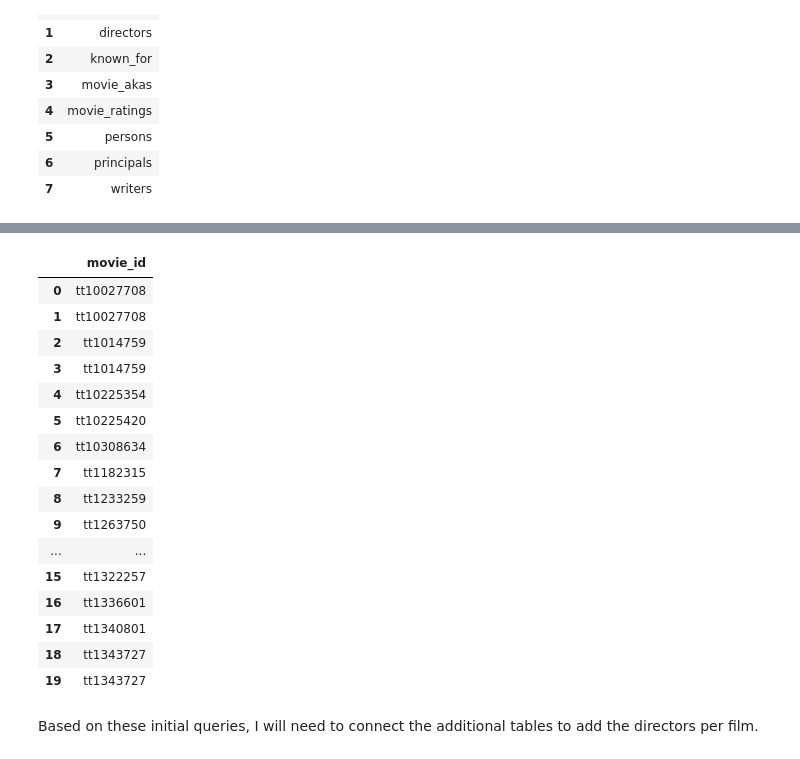
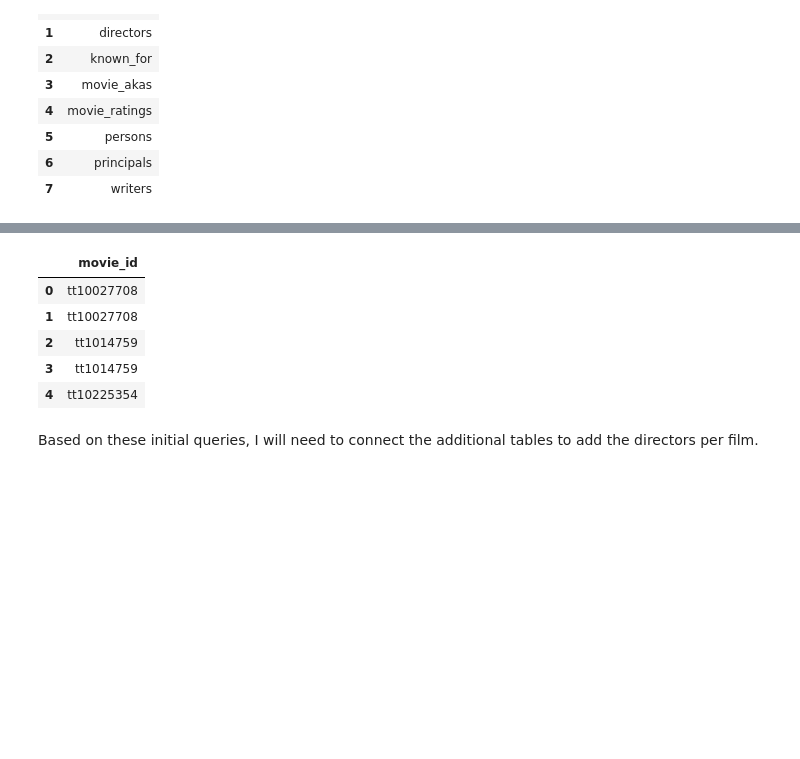
Before and after one commit to valentinav21/microsoft-movie-analysis, a Jupyter notebook: notebook.ipynb, the cells around one changed output, grey strips where cells are left out. Cells and saved outputs as stored; diff of their text form; code cells hidden in the pictures; blank space fills up the shorter version.

```diff
--- a/notebook.ipynb
+++ b/notebook.ipynb
@@ -91,28 +91,17 @@ movie_basics.head()
 # %%
 movie_akas = pd.read_sql("""
 SELECT movie_id
 FROM movie_akas
 WHERE language = 'en'
 ;""", conn)
-movie_akas.head(20)
+movie_akas.head()
 # %% [output]
 |  | movie_id |
 | 0 | tt10027708 |
 | 1 | tt10027708 |
 | 2 | tt1014759 |
 | 3 | tt1014759 |
 | 4 | tt10225354 |
-| 5 | tt10225420 |
-| 6 | tt10308634 |
-| 7 | tt1182315 |
-| 8 | tt1233259 |
-| 9 | tt1263750 |
-| ... | ... |
-| 15 | tt1322257 |
-| 16 | tt1336601 |
-| 17 | tt1340801 |
-| 18 | tt1343727 |
-| 19 | tt1343727 |
 # %% [markdown]
 Based on these initial queries, I will need to connect the additional tables to add the directors per film.
 # %% [markdown]
```
Also changed, not shown: parts of 28 cells of this notebook.
